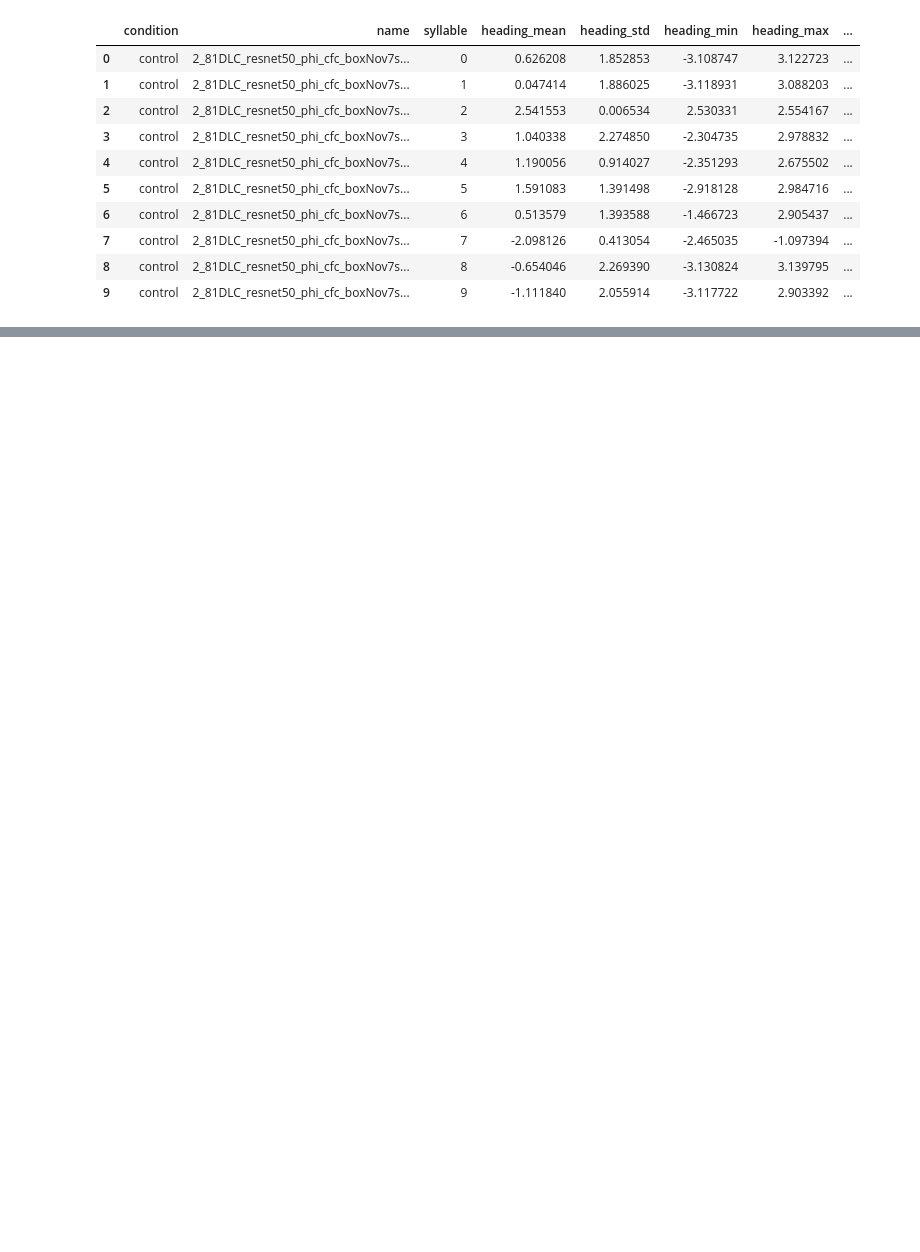
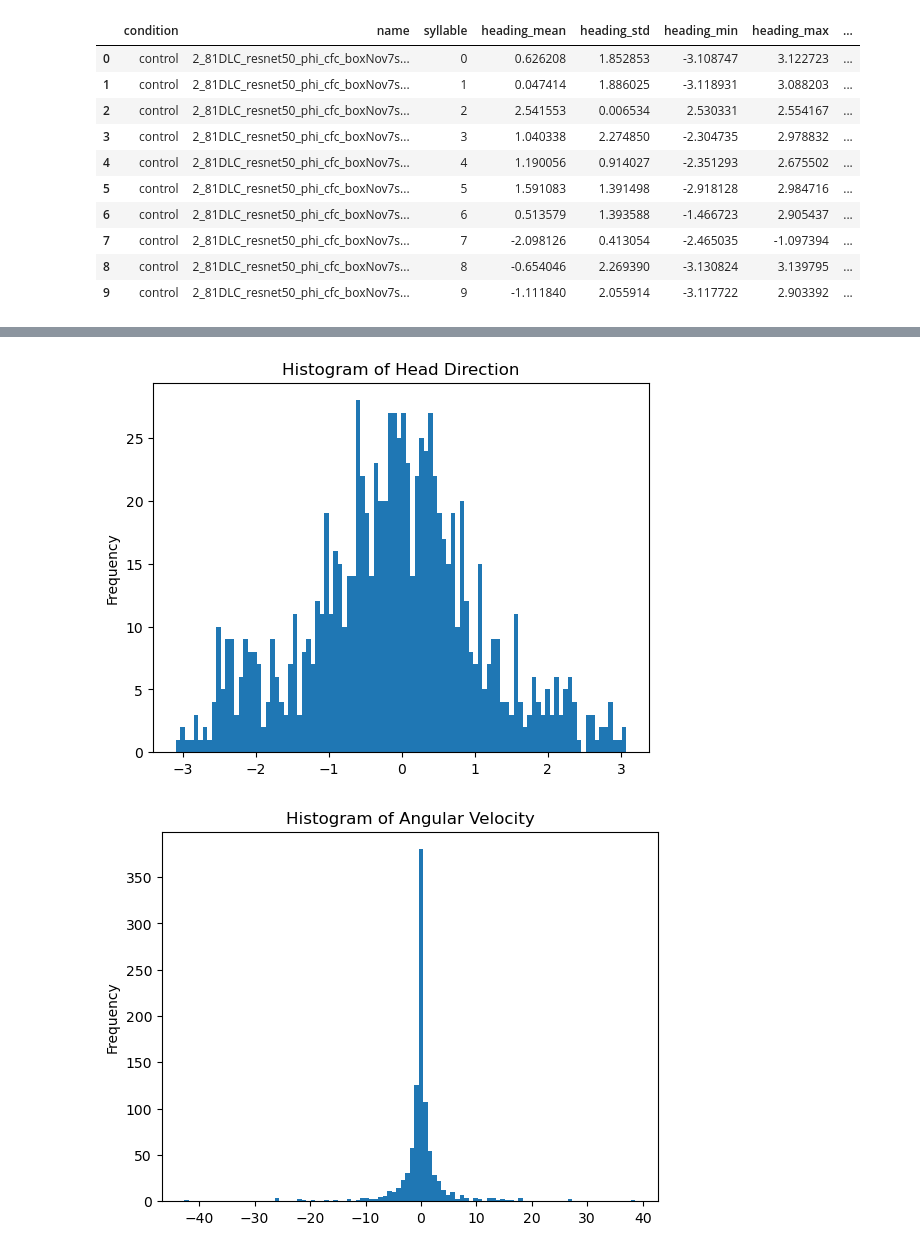
Before and after one commit to GergelyTuri/els_project, a Jupyter notebook: notebooks/novak_analyses/moseq_data_analysis.ipynb, the cells around one changed output, grey strips where cells are left out. Saved outputs shown, nothing was run; the diff lists cells and outputs as text; code cells hidden in the pictures; blank space fills up the shorter version.

Commit message:
update datasets for moseq data analysis; move plots to moseq_data_plotting file but need further edits; create categories for continuous variables in the moseq_data_analysis file

```diff
--- a/notebooks/novak_analyses/moseq_data_analysis.ipynb
+++ b/notebooks/novak_analyses/moseq_data_analysis.ipynb
@@ -10,8 +9,8 @@ from scipy import stats
 # %%
 # recall4 data
-recall1_cond_df = pd.read_csv('recall1_stats_df_condition_0611.csv')
+recall1_cond_df = pd.read_csv('recall1_stats_df_condition_0612.csv')
 recall1_age_df = pd.read_csv('recall1_stats_df_age_0612.csv')
-recall1_sex_df = pd.read_csv('recall1_stats_df_sex_0611.csv')
+recall1_sex_df = pd.read_csv('recall1_stats_df_sex_0612.csv')
 
 recall1_cond_df = recall1_cond_df.sort_values(['name', 'syllable']).reset_index(drop=True)
 recall1_age_df = recall1_age_df.sort_values(['name', 'syllable']).reset_index(drop=True)
@@ -361,0 +49,33 @@ plt.show()
+# %%
+recall1_moseq_data['heading_mean'].plot.hist(bins=100)
+# plt.xlabel('Velocity (px/s)')
+# plt.ylabel('Frequency')
+plt.title('Histogram of Head Direction')
+plt.show()
+
+recall1_moseq_data['angular_velocity_mean'].plot.hist(bins=100)
+# plt.xlabel('Velocity (px/s)')
+# plt.ylabel('Frequency')
+plt.title('Histogram of Angular Velocity')
+plt.show()
+
+recall1_moseq_data['velocity_px_s_mean'].plot.hist(bins=100)
+plt.xlabel('Velocity (px/s)')
+plt.ylabel('Frequency')
+plt.title('Histogram of Velocity')
+plt.show()
+
+recall1_moseq_data['frequency'].plot.hist(bins=100)
+# plt.xlabel('Velocity (px/s)')
+# plt.ylabel('Frequency')
+plt.title('Histogram of Syllable Frequency')
+plt.show()
+
+recall1_moseq_data['duration'].plot.hist(bins=100)
+# plt.xlabel('Velocity (px/s)')
+# plt.ylabel('Frequency')
+plt.title('Histogram of Syllable Duration')
+plt.show()
+# %% [output]
+[figure, added]
+[figure, added]
```
Also changed, not shown: parts of 11 cells of this notebook, 8 other files.
